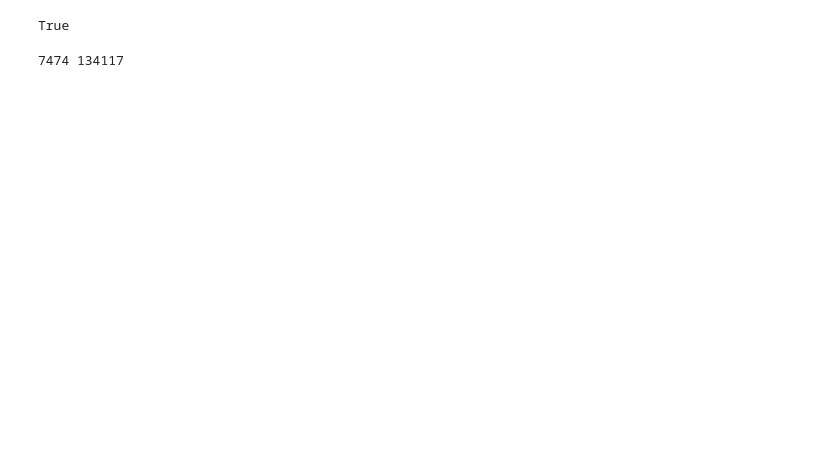
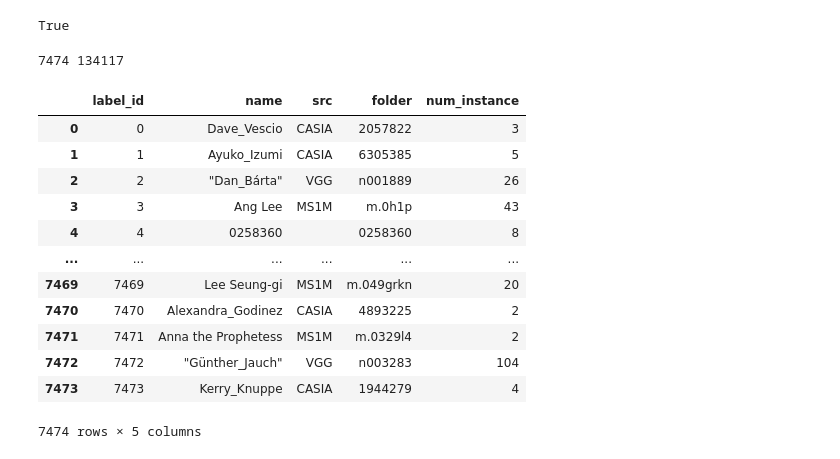
Before and after one commit to kvzhao/feature-analyzer, a Jupyter notebook: testbed/cross_model_analysis.ipynb, the cells around one changed output. Drawn from its saved outputs; the diff is of its cells as text; code cells hidden in the pictures; blank space fills up the shorter version.

```diff
--- a/testbed/cross_model_analysis.ipynb
+++ b/testbed/cross_model_analysis.ipynb
@@ -86,9 +110,11 @@ def get_class_attribute(container):
     lns = container.get_label_name_by_instance_ids(inst_ids)
     attrs = container.get_attribute_by_instance_ids(inst_ids)
     attrmap = {l: {
+        'label_id': l,
         'name': n['identity_name'],
         'src': n['source'],
-    } for l, n in zip(lids, attrs)}
+        'folder': f,
+    } for l, f, n in zip(lids, lns, attrs)}
     return attrmap
 # %%
 ec1_labelmap = get_labelmap(ec1)
@@ -109,5 +142,24 @@ print(num_total_classes, num_total_instances)
 # %%
 attrmap = get_class_attribute(ec1)
+# %%
+dataset = pd.DataFrame.from_dict(attrmap, orient='index')
+dataset['num_instance'] = dataset.apply(lambda x: num_instance_for_label_id[int(x.label_id)], axis=1)
+# %%
+dataset
+# %% [output]
+|  | label_id | name | src | folder | num_instance |
+| 0 | 0 | Dave_Vescio | CASIA | 2057822 | 3 |
+| 1 | 1 | Ayuko_Izumi | CASIA | 6305385 | 5 |
+| 2 | 2 | "Dan_Bárta" | VGG | n001889 | 26 |
+| 3 | 3 | Ang Lee | MS1M | m.0h1p | 43 |
+| 4 | 4 | 0258360 |  | 0258360 | 8 |
+| ... | ... | ... | ... | ... | ... |
+| 7469 | 7469 | Lee Seung-gi | MS1M | m.049grkn | 20 |
+| 7470 | 7470 | Alexandra_Godinez | CASIA | 4893225 | 2 |
+| 7471 | 7471 | Anna the Prophetess | MS1M | m.0329l4 | 2 |
+| 7472 | 7472 | "Günther_Jauch" | VGG | n003283 | 104 |
+| 7473 | 7473 | Kerry_Knuppe | CASIA | 1944279 | 4 |
+7474 rows × 5 columns
 # %%
 def get_foundation(container, results, labelmap):
     events = results.events
```
Also changed, not shown: parts of 68 cells of this notebook, 2 other files.
